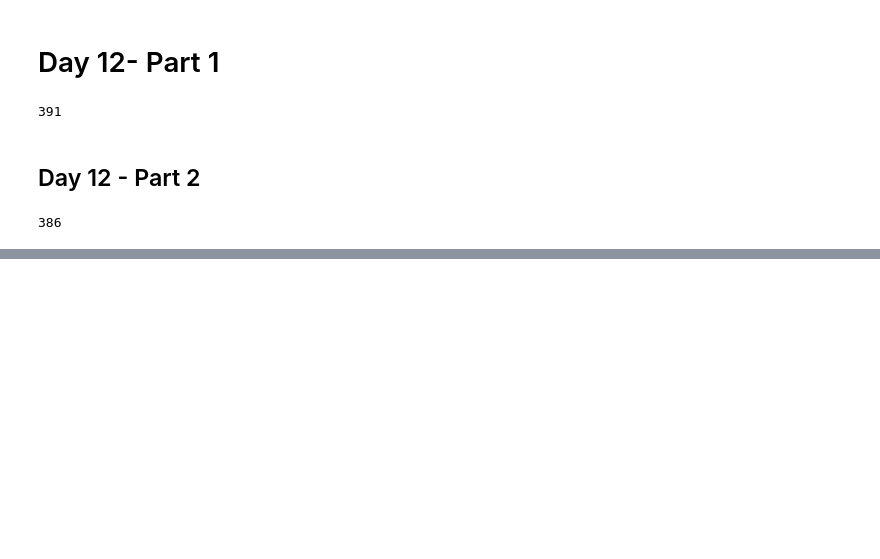
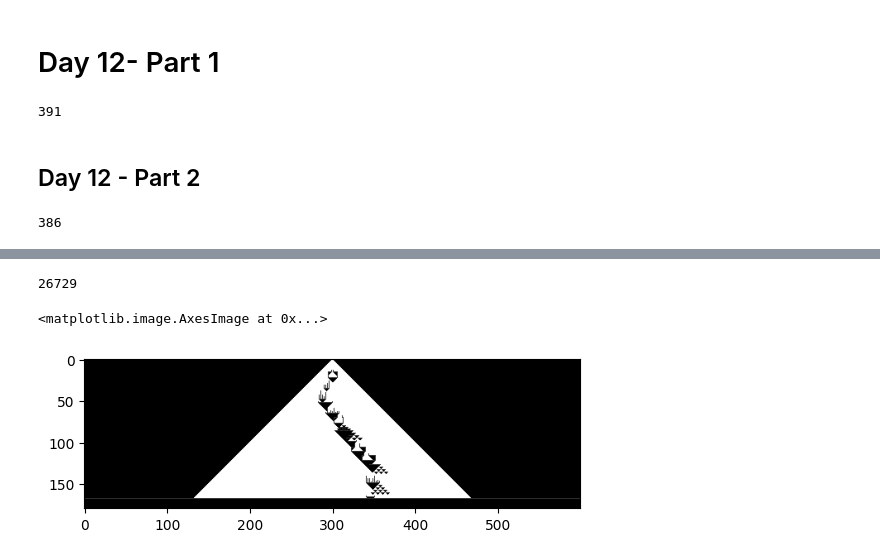
Before and after one commit to lorcanrae/advent-of-code, a Jupyter notebook: aoc-2022/notebooks/running-notebook.ipynb, the cells around one changed output, grey strips where cells are left out. Cells and saved outputs as stored; diff of their text form; code cells hidden in the pictures; blank space fills up the shorter version.

```diff
--- a/aoc-2022/notebooks/running-notebook.ipynb
+++ b/aoc-2022/notebooks/running-notebook.ipynb
@@ -585,0 +836,19 @@ min(p[a] for a in p if matrix[a] == ord('a'))
+# %%
+sand_count = 0
+while True:
+    cave, position = move_sand(cave, position)
+    if cave[0, 500] == 'o' and cave[1, 500] == 'o' and cave[1, 499] == 'o' and cave[1, 501] == 'o':
+        break
+np.count_nonzero(cave=='o')
+# %% [output]
+26729
+# %%
+cave_filled = np.copy(cave)
+cave_filled[cave_filled == '.'] = 0
+cave_filled[cave_filled == '#'] = 150
+cave_filled[cave_filled == 'o'] = 5
+cave_filled = cave_filled.astype('int32')
+plt.imshow(cave_filled[: 180, 200:800], cmap='gray')
+# %% [output]
+<matplotlib.image.AxesImage at 0x...>
+[figure, added]
```
Also changed, not shown: parts of 23 cells of this notebook, 2 other files.
